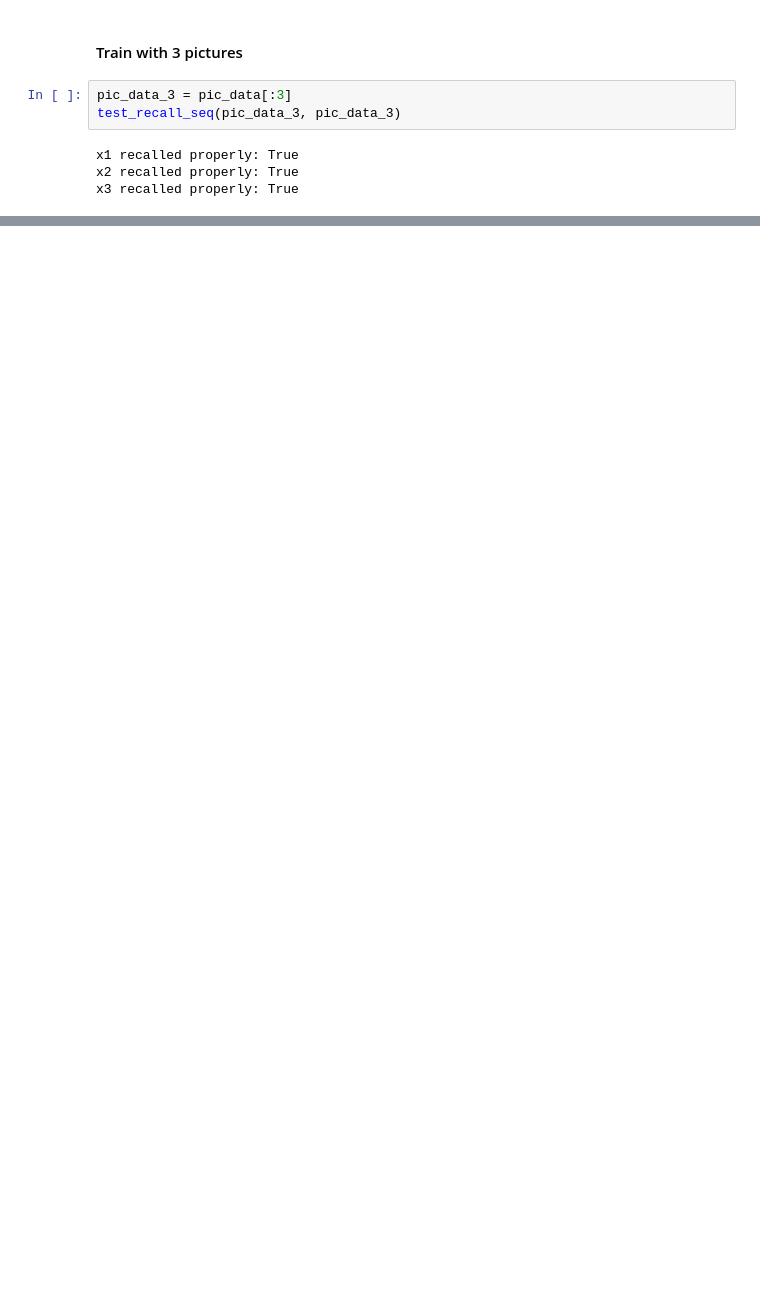
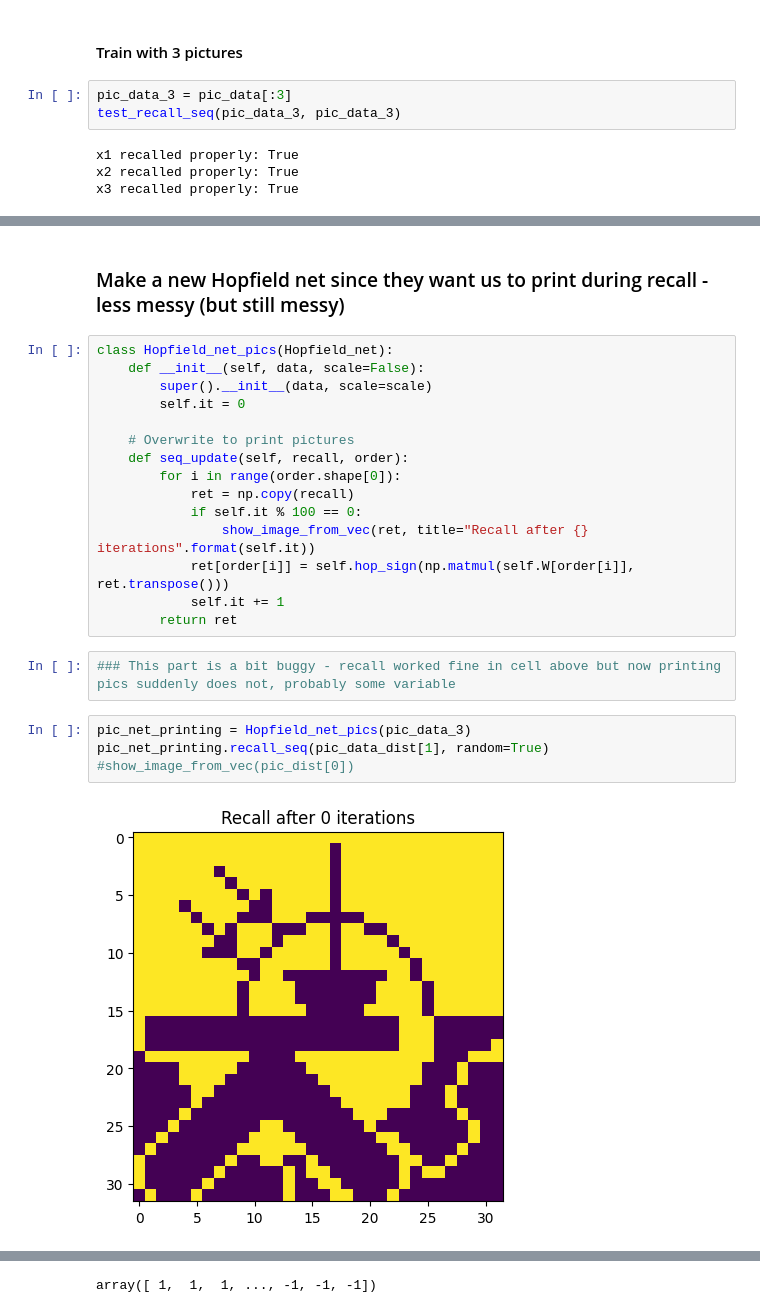
Before and after one commit to sebastians1999/DD2437_ANNs, a Jupyter notebook: lab3/hopfield_nets.ipynb, the cells around one changed output, grey strips where cells are left out. Drawn from its saved outputs; the diff is of its cells as text; blank space fills up the shorter version.

```diff
--- a/lab3/hopfield_nets.ipynb
+++ b/lab3/hopfield_nets.ipynb
@@ -254,0 +269,25 @@ True
+# %% [markdown]
+### Make a new Hopfield net since they want us to print during recall - less messy (but still messy)
+# %%
+class Hopfield_net_pics(Hopfield_net):
+    def __init__(self, data, scale=False):
+        super().__init__(data, scale=scale)
+        self.it = 0
+
+    # Overwrite to print pictures
+    def seq_update(self, recall, order):
+        for i in range(order.shape[0]):
+            ret = np.copy(recall)
+            if self.it % 100 == 0:
+                show_image_from_vec(ret, title="Recall after {} iterations".format(self.it))
+            ret[order[i]] = self.hop_sign(np.matmul(self.W[order[i]], ret.transpose()))
+            self.it += 1
+        return ret
+# %%
+### This part is a bit buggy - recall worked fine in cell above but now printing pics suddenly does not, probably some variable
+# %%
+pic_net_printing = Hopfield_net_pics(pic_data_3)
+pic_net_printing.recall_seq(pic_data_dist[1], random=True)
+#show_image_from_vec(pic_dist[0])
+# %% [output]
+[figure, added]
@@ -254,0 +304 @@ True
+array([ 1,  1,  1, ..., -1, -1, -1])
```
Also changed, not shown: parts of 11 cells of this notebook.
